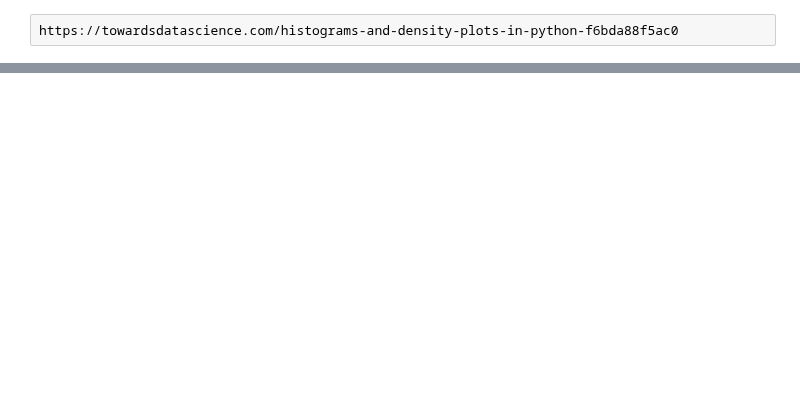
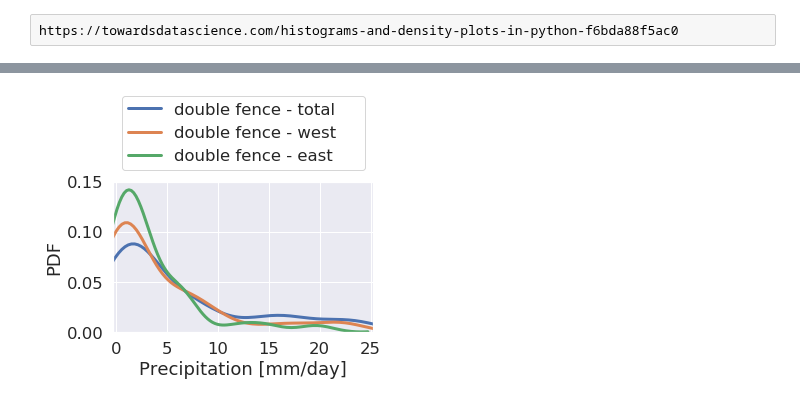
Before and after one commit to franzihe/research_Haukeli, a Jupyter notebook: Weathermast_Retrieval_MEPS/plt_density_histogram.ipynb, the cells around one changed output, grey strips where cells are left out. Saved outputs shown, nothing was run; the diff lists cells and outputs as text; code cells hidden in the pictures; blank space fills up the shorter version.

```diff
--- a/Weathermast_Retrieval_MEPS/plt_density_histogram.ipynb
+++ b/Weathermast_Retrieval_MEPS/plt_density_histogram.ipynb
@@ -214,32 +221,34 @@ else:
 # %%
 # Three subplots, unpack the axes array immediately
 f, axs = plt.subplots(1, 1, sharey=True)
 f.set_figheight(4.5)
 f.set_figwidth(13/2.5)
 
 for k in range(3):
     seaborn.distplot(obs_precipitation_24[k,np.where(~np.isnan(obs_precipitation_24[k,:]))],
                     hist=False,
                     kde=True,
                     color = palette[k],
-                    kde_kws={'linewidth':3},
+                    kde_kws={'linewidth':3,'clip':(0.,25.)},
                     label=obs_direction[k])
 axs.legend(bbox_to_anchor=(0,1.02,1,0.2), loc='lower left', mode='expand',fancybox=True, facecolor ='white')
 axs.set_xlim([-0.25,25.25])
 axs.set_ylim([0,0.15])
 axs.set_xticks(np.arange(0,30,5))
 axs.set_yticks(np.arange(0,0.2,0.05))
 axs.set_xlabel('Precipitation [mm/day]')
 axs.set_ylabel('PDF')
 plt.tight_layout()
 
 if savefig == 1:
     cF.createFolder('%s/' %(figdir))
     fig_name = 'winter_16_17_obs_density'
     plt.savefig('%s/%s.%s' %(figdir, fig_name,form), format = form, bbox_inches ='tight')
     print('plot saved: %s/%s' %(figdir, fig_name))
 else:
     plt.show()
+# %% [output]
+[figure, added]
 # %%
 ret_precip_total = fct.get_array_of_dictionary(ret_precip_total)
 ret_precip_west = fct.get_array_of_dictionary(ret_precip_west)
```
Also changed, not shown: parts of 9 cells of this notebook.
